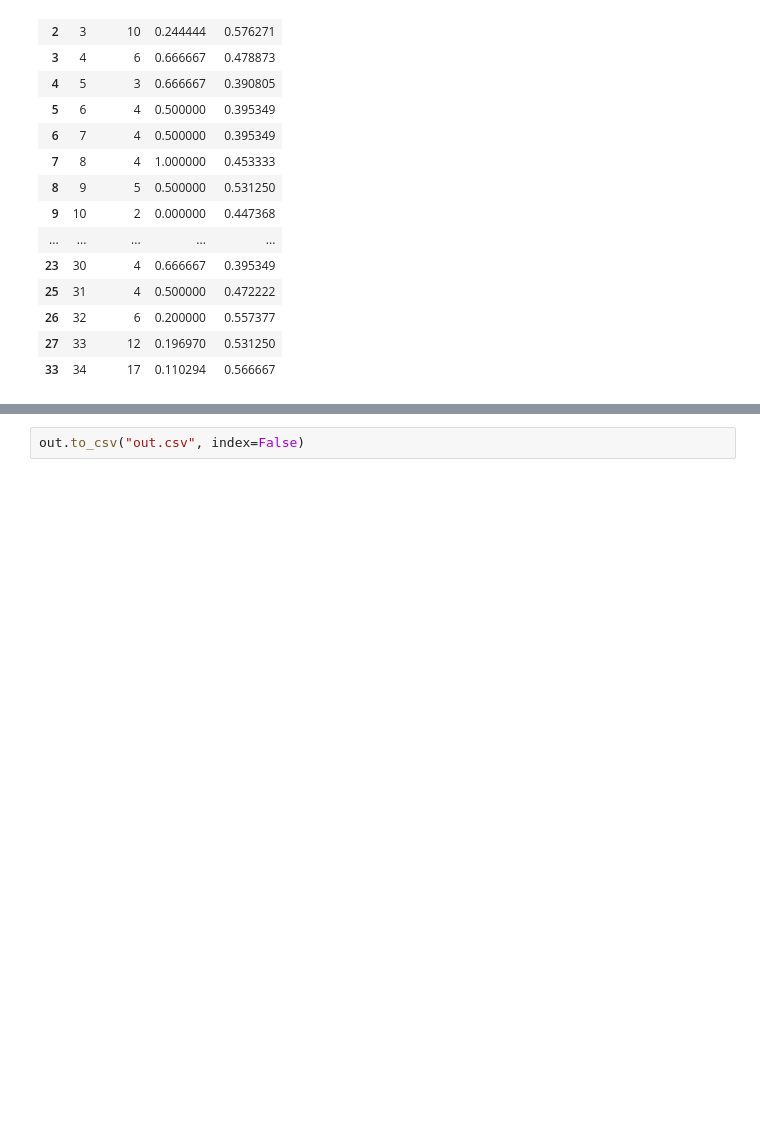
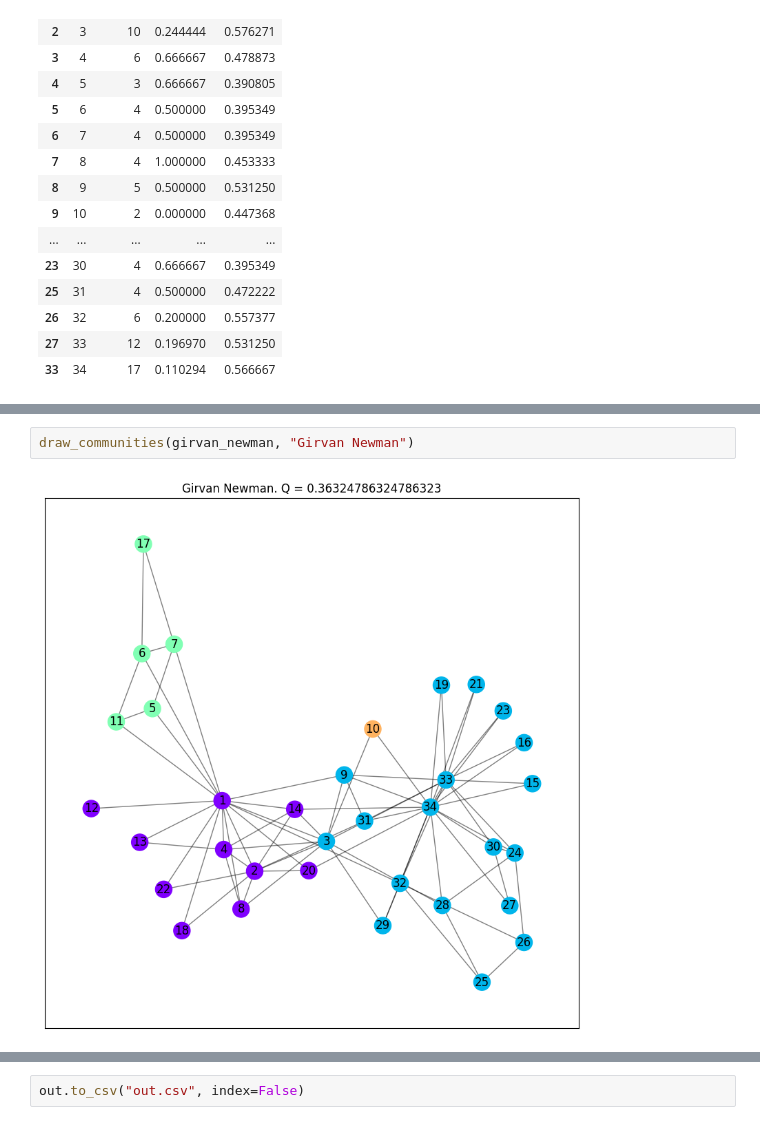
Before and after one commit to gaitovrat/MAS-1, a Jupyter notebook: notebooks/Schlukovani.ipynb, the cells around one changed output, grey strips where cells are left out. Cells and saved outputs as stored; diff of their text form; blank space fills up the shorter version.

```diff
--- a/notebooks/Schlukovani.ipynb
+++ b/notebooks/Schlukovani.ipynb
@@ -136,0 +233,4 @@ out
+# %%
+draw_communities(girvan_newman, "Girvan Newman")
+# %% [output]
+[figure, added]
```
Also changed, not shown: parts of 11 cells of this notebook.
